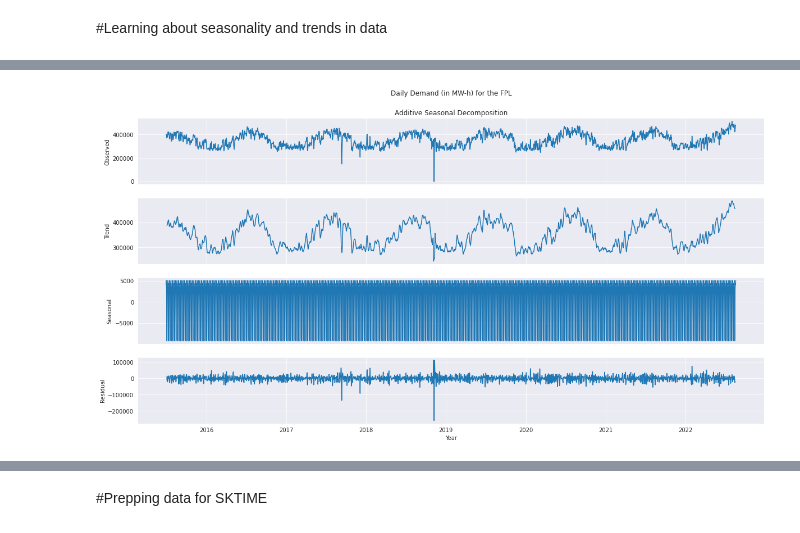
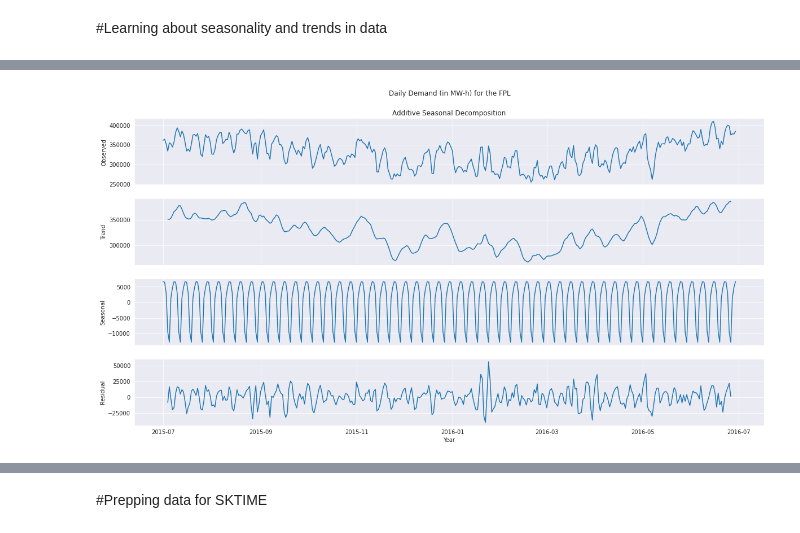
Before and after one commit to g4rr3tt/siads697-capstone, a Jupyter notebook: notebooks/05_energy_forecasting.ipynb, the cells around one changed output, grey strips where cells are left out. Cells and saved outputs as stored; diff of their text form; code cells hidden in the pictures.

```diff
--- a/notebooks/05_energy_forecasting.ipynb
+++ b/notebooks/05_energy_forecasting.ipynb
@@ -305,7 +270,7 @@ def export_df_as_csv_to_folder(df_ba_copy, ba_code, data_path):
 #monthly and hourly to come soon
 frequency = 'daily'
 #can also select NG, DF, or EI (though not all balancing authorities will have data for each categeory)
-data_type = 'D'
+data_type = 'NG'
 #sample BA used for illustrations
 sample_ba = 'FPL'
 #API key --- Paul provided his for the purpose of reproducing results in this SIADS 697 class, but will delete afterwards
@@ -329,5 +294,5 @@ file_location
 # %%
 
-fpl_d_ts = pd.read_csv(file_location , usecols=["period", f'{sample_ba}_{data_type}(MW-h)'], parse_dates=["period"])
-fpl_d_ts.head()
+fpl_ng_ts = pd.read_csv(file_location , usecols=["period", f'{sample_ba}_{data_type}(MW-h)'], parse_dates=["period"])
+fpl_ng_ts.head()
 # %% [output]
@@ -342,6 +307,6 @@ fpl_d_ts.head()
 # %%
 #converting df to a simple date-time series
-fpl_d = pd.Series(fpl_d_ts['FPL_D(MW-h)'].values, index=pd.to_datetime(fpl_d_ts['period']))
-fpl_d
+fpl_ng = pd.Series(fpl_ng_ts['FPL_NG(MW-h)'].values, index=pd.to_datetime(fpl_ng_ts['period']))
+fpl_ng
 # %% [output]
 period
@@ -369,25 +359,25 @@ def seasonal_decomp(ser, model="additive"):
 # %%
 # Plotting and see the seasonal decomposition
 
 fig, axes = plt.subplots(4, 1, figsize=(20, 10), sharex=True)
-res = seasonal_decomp(fpl_d, model="additive")
+res = seasonal_decomp(fpl_ng[:365], model="additive")
 
 axes[0].set_title("Additive Seasonal Decomposition")
 axes[0].plot(res.observed)
 axes[0].set_ylabel("Observed")
 
 axes[1].plot(res.trend)
 axes[1].set_ylabel("Trend")
 
 axes[2].plot(res.seasonal)
 axes[2].set_ylabel("Seasonal")
 
 axes[3].plot(res.resid)
 axes[3].set_ylabel("Residual")
 
 axes[3].set_xlabel("Year")
 fig.suptitle("Daily Demand (in MW-h) for the FPL", x=0.513, y=0.95)
 
 plt.show()
 # %% [output]
-[figure, old version]
+[figure, new version]
```
Also changed, not shown: parts of 80 cells of this notebook.
